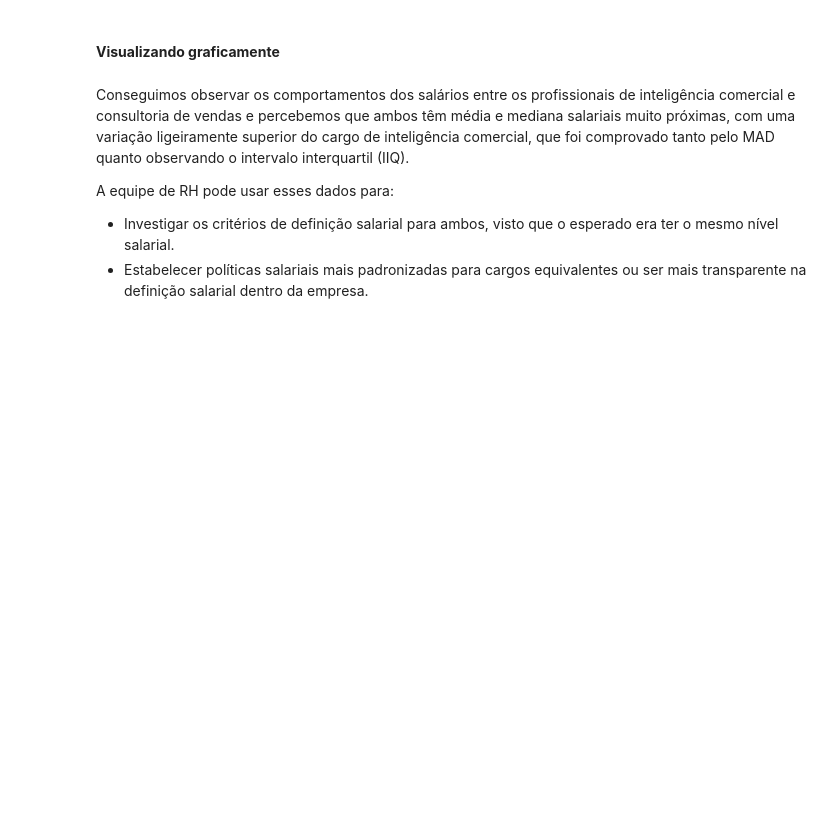
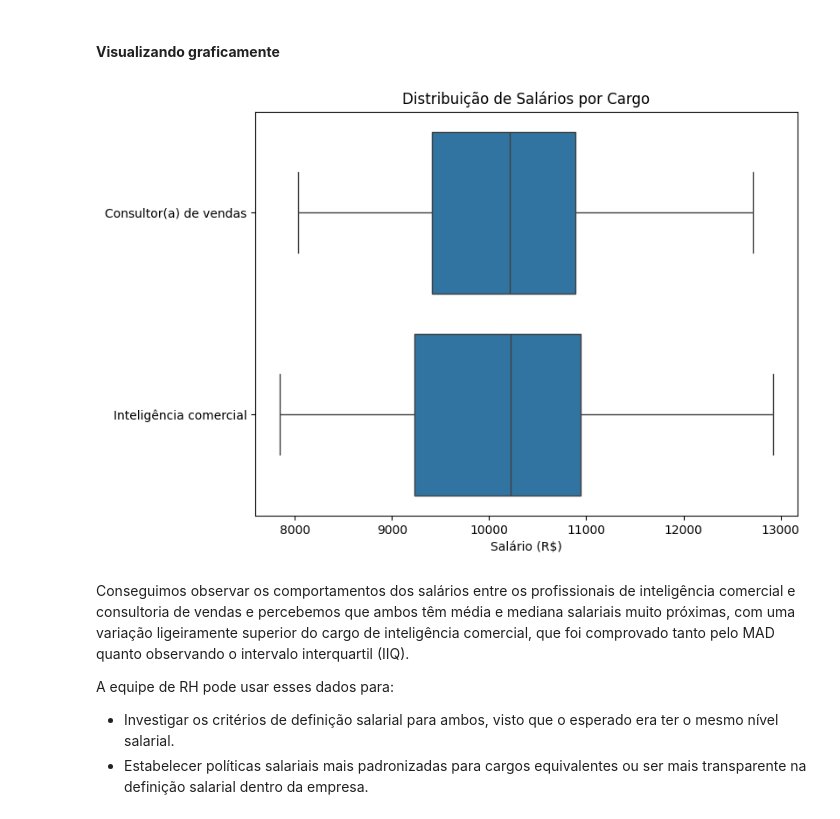
Before and after one commit to FranPomba/Tech-Fundation---alura-one, a Jupyter notebook: 3 - Estatística e Machine Learning/1 - Estatística com Python resumindo e analisando dados/Projeto_Inicial_Estatística_com_Python_frequencias_e_medidas.ipynb, the cells around one changed output. Saved outputs shown, nothing was run; the diff lists cells and outputs as text; code cells hidden in the pictures; blank space fills up the shorter version.

```diff
--- a/3 - Estatística e Machine Learning/1 - Estatística com Python resumindo e analisando dados/Projeto_Inicial_Estatística_com_Python_frequencias_e_medidas.ipynb
+++ b/3 - Estatística e Machine Learning/1 - Estatística com Python resumindo e analisando dados/Projeto_Inicial_Estatística_com_Python_frequencias_e_medidas.ipynb
@@ -1278,6 +1333,18 @@ Conseguimos notar que as médias e medianas estão bem próximas, então parece
 Como dito anteriormente a média e mediana estão próximas entre os dois cargos. E o desvio médio absoluto é ligeiramente maior para as pessoas consultoras,  indicando maior dispersão se comparada com as pessoas da Inteligência comercial. Podemos visualizar graficamente essa variação entre elas.
 # %% [markdown]
 #### **Visualizando graficamente**
+# %%
+plt.figure(figsize=(8, 6))  # Definindo o tamanho do gráfico
+sns.boxplot(x='remuneracao', y='cargo', data=comercial)
+
+# Adicionando título e rótulos aos eixos
+plt.title('Distribuição de Salários por Cargo')
+plt.xlabel('Salário (R$)')
+plt.ylabel('')
+
+plt.show()
+# %% [output]
+[figure, added]
 # %% [markdown]
 Conseguimos observar os comportamentos dos salários entre os profissionais de inteligência comercial e consultoria de vendas e percebemos que ambos têm média e mediana salariais muito próximas, com uma variação ligeiramente superior do cargo de inteligência comercial, que foi comprovado tanto pelo MAD quanto observando o intervalo interquartil (IIQ).
 
```
Also changed, not shown: parts of 10 cells of this notebook, 2 other files.
